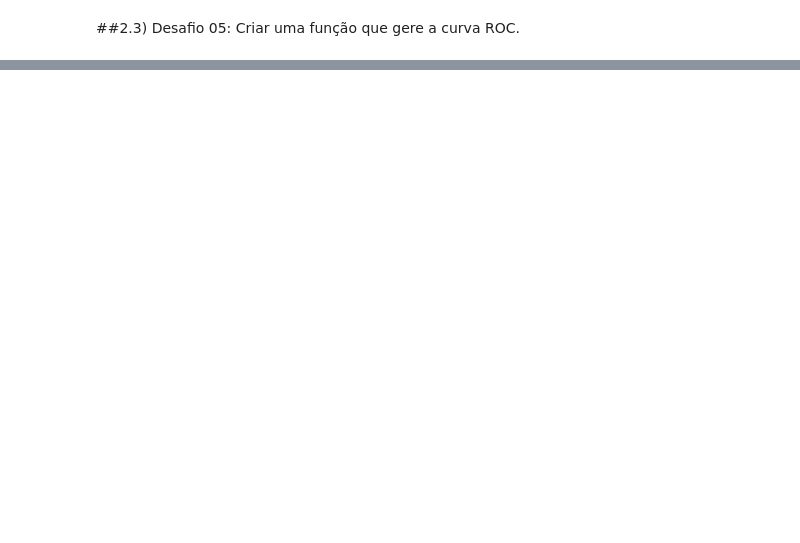
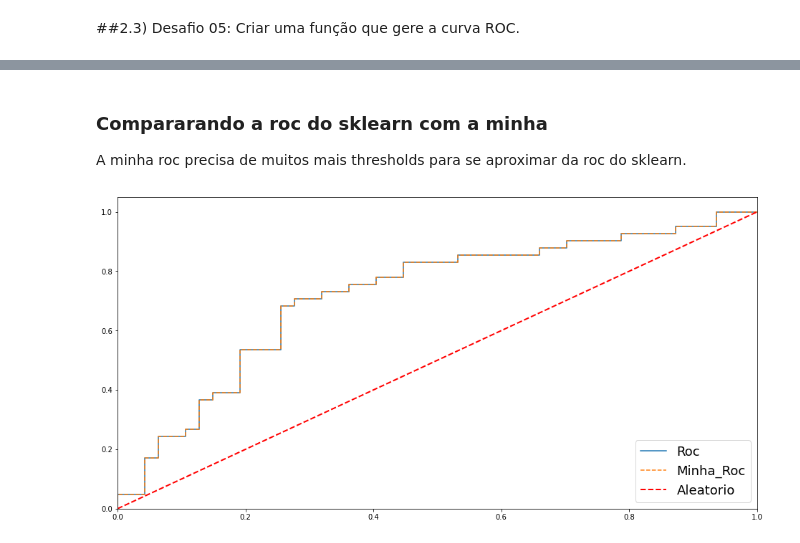
Before and after one commit to HenriqueCCdA/bootCampAluraDataScience, a Jupyter notebook: modulo5/desafios/Aula1_desafio.ipynb, the cells around one changed output, grey strips where cells are left out. Cells and saved outputs as stored; diff of their text form; code cells hidden in the pictures; blank space fills up the shorter version.

```diff
--- a/modulo5/desafios/Aula1_desafio.ipynb
+++ b/modulo5/desafios/Aula1_desafio.ipynb
@@ -141,0 +206,18 @@ print(accuracy_score(y_test, predicao_arvore))
+# %% [markdown]
+### Compararando a roc do sklearn com a minha
+
+A minha roc precisa de muitos mais thresholds para se aproximar da roc do sklearn.
+# %%
+fig, ax = plt.subplots(figsize=(16,8))
+
+
+ax.plot(lg_fpr, lg_tpr, label="Roc")
+ax.plot(m_lg_fpr , m_lg_tpr, ls='--', label="Minha_Roc")
+ax.plot([0, 1], [0, 1], color = "red" , ls = '--', lw = 2, label = 'Aleatorio')
+ax.legend(loc="lower right",fontsize=18)
+
+ax.set_xlim(0, 1.0)
+ax.set_ylim(0, 1.05)
+plt.show()
+# %% [output]
+[figure, added]
```
Also changed, not shown: parts of 8 cells of this notebook.
